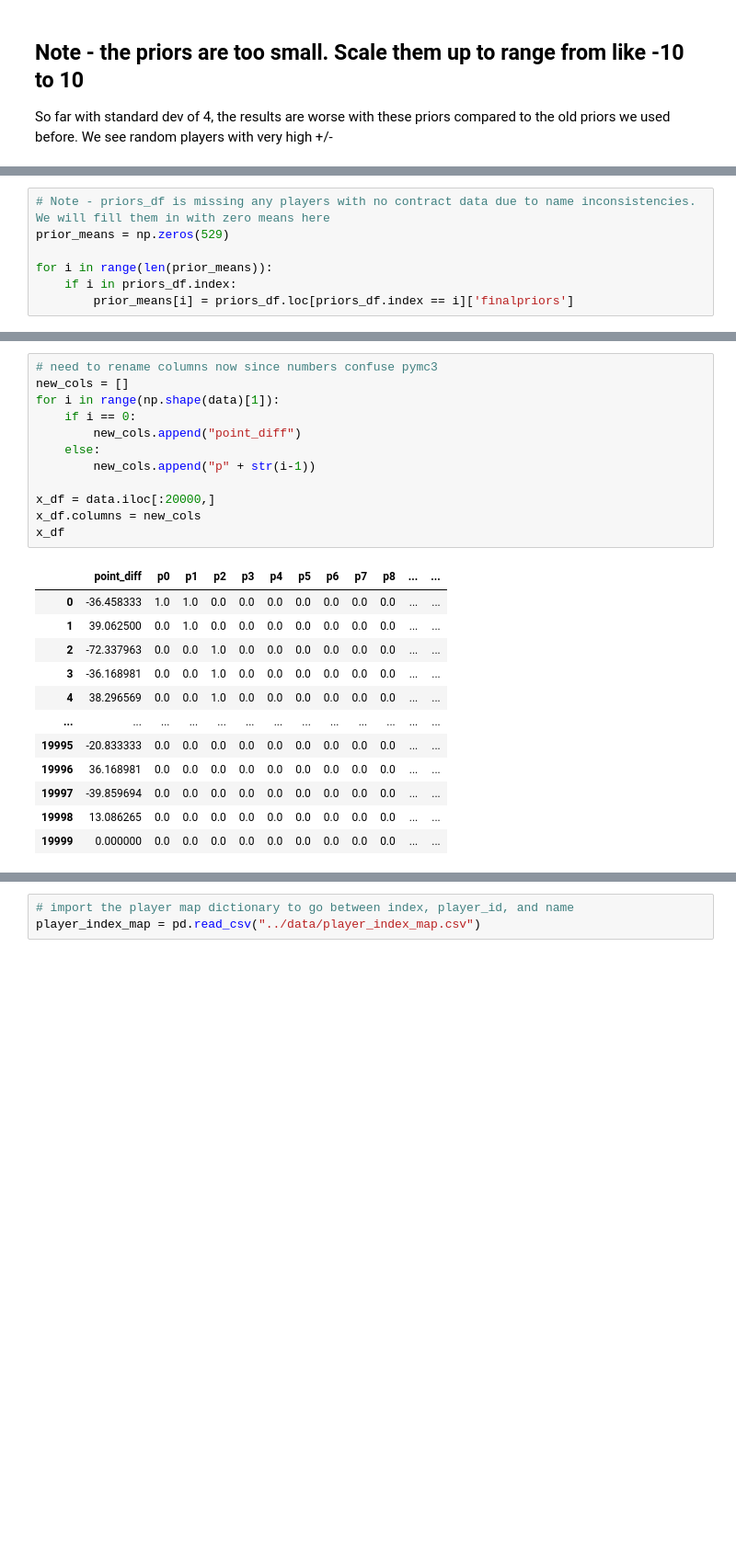
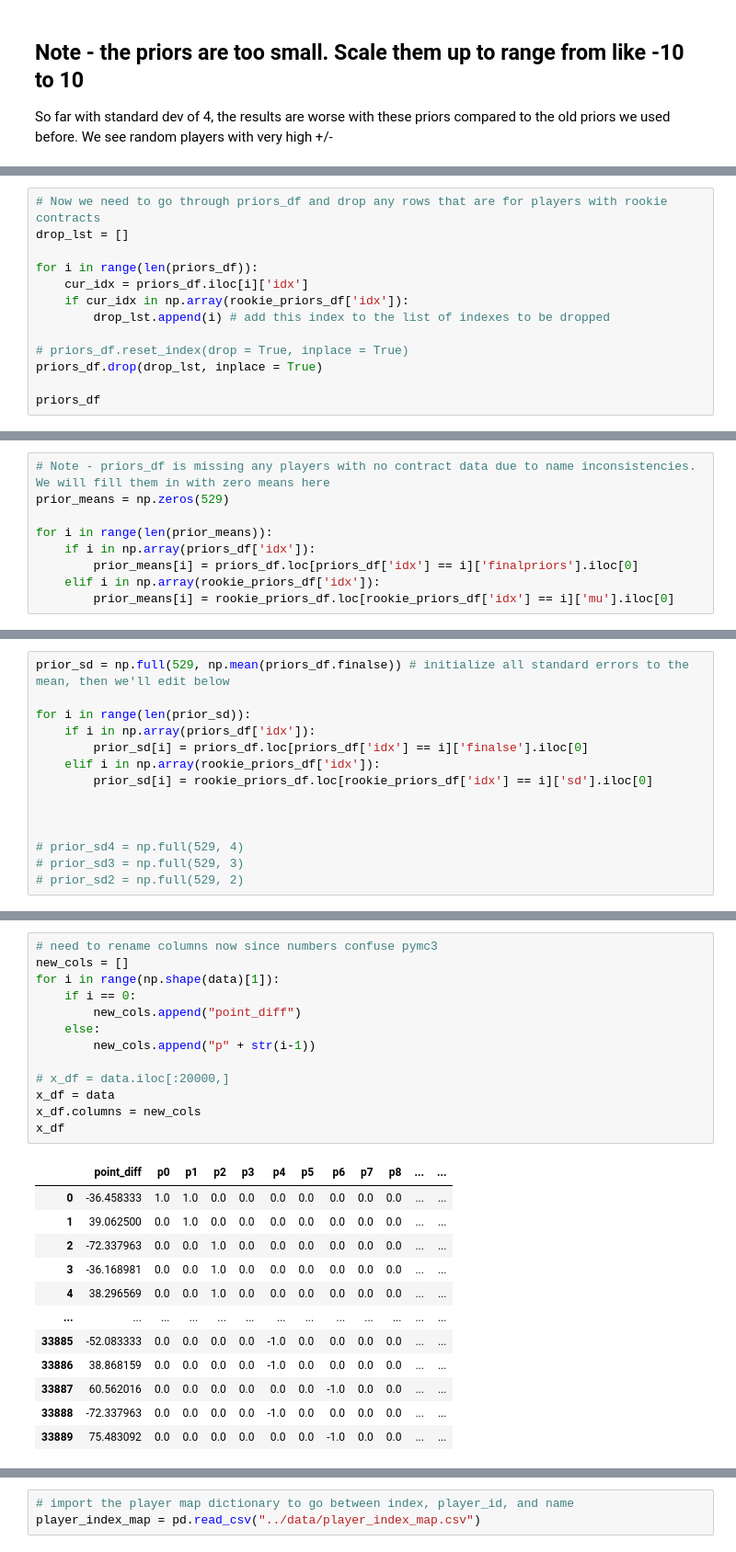
Before and after one commit to coly1119/NBA-Project, a Jupyter notebook: src/bayesian_regression_3.ipynb, the cells around one changed output, grey strips where cells are left out. Shown: that part at 92% size. Saved outputs shown, nothing was run; the diff lists cells and outputs as text; blank space fills up the shorter version.

```diff
--- a/src/bayesian_regression_3.ipynb
+++ b/src/bayesian_regression_3.ipynb
@@ -60,0 +75,13 @@ priors_df.sort_values(by = ['finalpriors']).tail(20)
+# %%
+# Now we need to go through priors_df and drop any rows that are for players with rookie contracts
+drop_lst = []
+
+for i in range(len(priors_df)):
+    cur_idx = priors_df.iloc[i]['idx']
+    if cur_idx in np.array(rookie_priors_df['idx']):
+        drop_lst.append(i) # add this index to the list of indexes to be dropped
+
+# priors_df.reset_index(drop = True, inplace = True)
+priors_df.drop(drop_lst, inplace = True)
+
+priors_df
@@ -63,5 +104,7 @@ priors_df.sort_values(by = ['finalpriors']).tail(20)
 prior_means = np.zeros(529)
 
 for i in range(len(prior_means)):
-    if i in priors_df.index:
-        prior_means[i] = priors_df.loc[priors_df.index == i]['finalpriors']
+    if i in np.array(priors_df['idx']):
+        prior_means[i] = priors_df.loc[priors_df['idx'] == i]['finalpriors'].iloc[0]
+    elif i in np.array(rookie_priors_df['idx']):
+        prior_means[i] = rookie_priors_df.loc[rookie_priors_df['idx'] == i]['mu'].iloc[0]
@@ -72,3 +111,17 @@ prior_sd2 = np.full(529, 2)
+# %%
+prior_sd = np.full(529, np.mean(priors_df.finalse)) # initialize all standard errors to the mean, then we'll edit below
+
+for i in range(len(prior_sd)):
+    if i in np.array(priors_df['idx']):
+        prior_sd[i] = priors_df.loc[priors_df['idx'] == i]['finalse'].iloc[0]
+    elif i in np.array(rookie_priors_df['idx']):
+        prior_sd[i] = rookie_priors_df.loc[rookie_priors_df['idx'] == i]['sd'].iloc[0]
+
+
+
+# prior_sd4 = np.full(529, 4)
+# prior_sd3 = np.full(529, 3)
+# prior_sd2 = np.full(529, 2)
 # %%
 # store home and away teams for potential use later when we incorporate team ratings
 home_teams = data['home_team']
@@ -81,25 +140,26 @@ KeyError: 'home_team'
 # %%
 # need to rename columns now since numbers confuse pymc3
 new_cols = []
 for i in range(np.shape(data)[1]):
     if i == 0:
         new_cols.append("point_diff")
     else:
         new_cols.append("p" + str(i-1))
 
-x_df = data.iloc[:20000,]
+# x_df = data.iloc[:20000,]
+x_df = data
 x_df.columns = new_cols
 x_df
 # %% [output]
 |  | point_diff | p0 | p1 | p2 | p3 | p4 | p5 | p6 | p7 | p8 | ... | ... |
 | 0 | -36.458333 | 1.0 | 1.0 | 0.0 | 0.0 | 0.0 | 0.0 | 0.0 | 0.0 | 0.0 | ... | ... |
 | 1 | 39.062500 | 0.0 | 1.0 | 0.0 | 0.0 | 0.0 | 0.0 | 0.0 | 0.0 | 0.0 | ... | ... |
 | 2 | -72.337963 | 0.0 | 0.0 | 1.0 | 0.0 | 0.0 | 0.0 | 0.0 | 0.0 | 0.0 | ... | ... |
 | 3 | -36.168981 | 0.0 | 0.0 | 1.0 | 0.0 | 0.0 | 0.0 | 0.0 | 0.0 | 0.0 | ... | ... |
 | 4 | 38.296569 | 0.0 | 0.0 | 1.0 | 0.0 | 0.0 | 0.0 | 0.0 | 0.0 | 0.0 | ... | ... |
 | ... | ... | ... | ... | ... | ... | ... | ... | ... | ... | ... | ... | ... |
-| 19995 | -20.833333 | 0.0 | 0.0 | 0.0 | 0.0 | 0.0 | 0.0 | 0.0 | 0.0 | 0.0 | ... | ... |
-| 19996 | 36.168981 | 0.0 | 0.0 | 0.0 | 0.0 | 0.0 | 0.0 | 0.0 | 0.0 | 0.0 | ... | ... |
-| 19997 | -39.859694 | 0.0 | 0.0 | 0.0 | 0.0 | 0.0 | 0.0 | 0.0 | 0.0 | 0.0 | ... | ... |
-| 19998 | 13.086265 | 0.0 | 0.0 | 0.0 | 0.0 | 0.0 | 0.0 | 0.0 | 0.0 | 0.0 | ... | ... |
-| 19999 | 0.000000 | 0.0 | 0.0 | 0.0 | 0.0 | 0.0 | 0.0 | 0.0 | 0.0 | 0.0 | ... | ... |
+| 33885 | -52.083333 | 0.0 | 0.0 | 0.0 | 0.0 | -1.0 | 0.0 | 0.0 | 0.0 | 0.0 | ... | ... |
+| 33886 | 38.868159 | 0.0 | 0.0 | 0.0 | 0.0 | -1.0 | 0.0 | 0.0 | 0.0 | 0.0 | ... | ... |
+| 33887 | 60.562016 | 0.0 | 0.0 | 0.0 | 0.0 | 0.0 | 0.0 | -1.0 | 0.0 | 0.0 | ... | ... |
+| 33888 | -72.337963 | 0.0 | 0.0 | 0.0 | 0.0 | -1.0 | 0.0 | 0.0 | 0.0 | 0.0 | ... | ... |
+| 33889 | 75.483092 | 0.0 | 0.0 | 0.0 | 0.0 | 0.0 | 0.0 | -1.0 | 0.0 | 0.0 | ... | ... |
```
Also changed, not shown: parts of 21 cells of this notebook.
